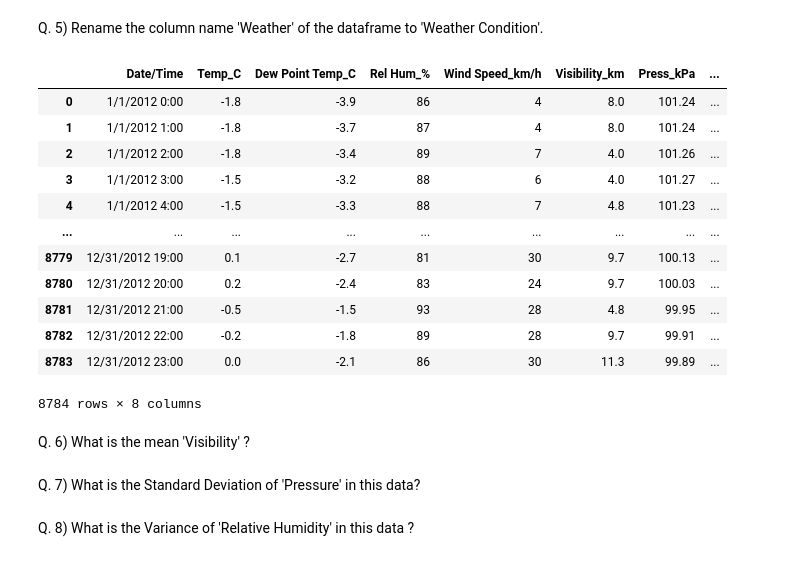
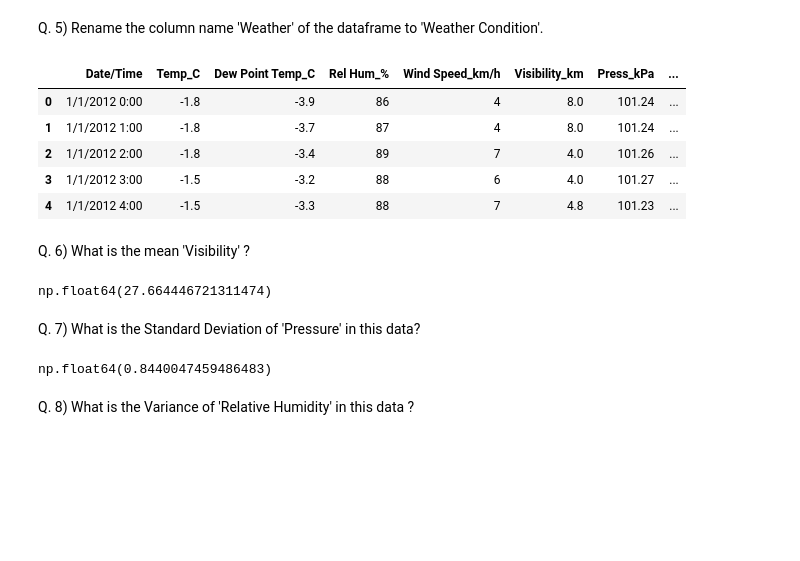
Before and after one commit to BinaryWhizz/Data-Analysis, a Jupyter notebook: Data Analysis 02/02_project.ipynb, the cells around one changed output. Saved outputs shown, nothing was run; the diff lists cells and outputs as text; code cells hidden in the pictures; blank space fills up the shorter version.

Commit message:
Updated Data Analysis 02 weather project

```diff
--- a/Data Analysis 02/02_project.ipynb
+++ b/Data Analysis 02/02_project.ipynb
@@ -261,24 +261,27 @@ dtype: int64
 Q. 5) Rename the column name 'Weather' of the dataframe to 'Weather Condition'.
 # %%
 data.head(2)
-data.rename(columns = {'Weather' : 'Weather Condition'})
+data.rename(columns = {'Weather' : 'Weather Condition'}, inplace = True)
+data.head()
 # %% [output]
 |  | Date/Time | Temp_C | Dew Point Temp_C | Rel Hum_% | Wind Speed_km/h | Visibility_km | Press_kPa | ... |
 | 0 | 1/1/2012 0:00 | -1.8 | -3.9 | 86 | 4 | 8.0 | 101.24 | ... |
 | 1 | 1/1/2012 1:00 | -1.8 | -3.7 | 87 | 4 | 8.0 | 101.24 | ... |
 | 2 | 1/1/2012 2:00 | -1.8 | -3.4 | 89 | 7 | 4.0 | 101.26 | ... |
 | 3 | 1/1/2012 3:00 | -1.5 | -3.2 | 88 | 6 | 4.0 | 101.27 | ... |
 | 4 | 1/1/2012 4:00 | -1.5 | -3.3 | 88 | 7 | 4.8 | 101.23 | ... |
-| ... | ... | ... | ... | ... | ... | ... | ... | ... |
-| 8779 | 12/31/2012 19:00 | 0.1 | -2.7 | 81 | 30 | 9.7 | 100.13 | ... |
-| 8780 | 12/31/2012 20:00 | 0.2 | -2.4 | 83 | 24 | 9.7 | 100.03 | ... |
-| 8781 | 12/31/2012 21:00 | -0.5 | -1.5 | 93 | 28 | 4.8 | 99.95 | ... |
-| 8782 | 12/31/2012 22:00 | -0.2 | -1.8 | 89 | 28 | 9.7 | 99.91 | ... |
-| 8783 | 12/31/2012 23:00 | 0.0 | -2.1 | 86 | 30 | 11.3 | 99.89 | ... |
-8784 rows × 8 columns
 # %% [markdown]
 Q. 6) What is the mean 'Visibility' ?
+# %%
+data.head(2)
+data.Visibility_km.mean()
+# %% [output]
+np.float64(27.664446721311474)
 # %% [markdown]
 Q. 7) What is the Standard Deviation of 'Pressure'  in this data?
+# %%
+data.Press_kPa.std()
+# %% [output]
+np.float64(0.8440047459486483)
 # %% [markdown]
 Q. 8) What is the Variance of 'Relative Humidity' in this data ?
```
Also changed, not shown: parts of 1 cell of this notebook.
